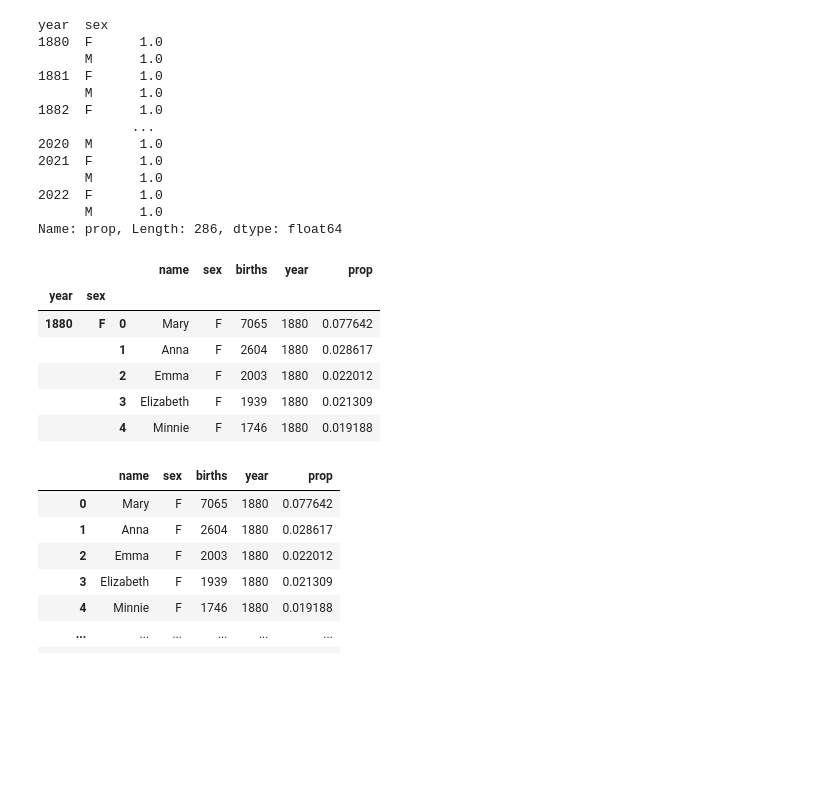
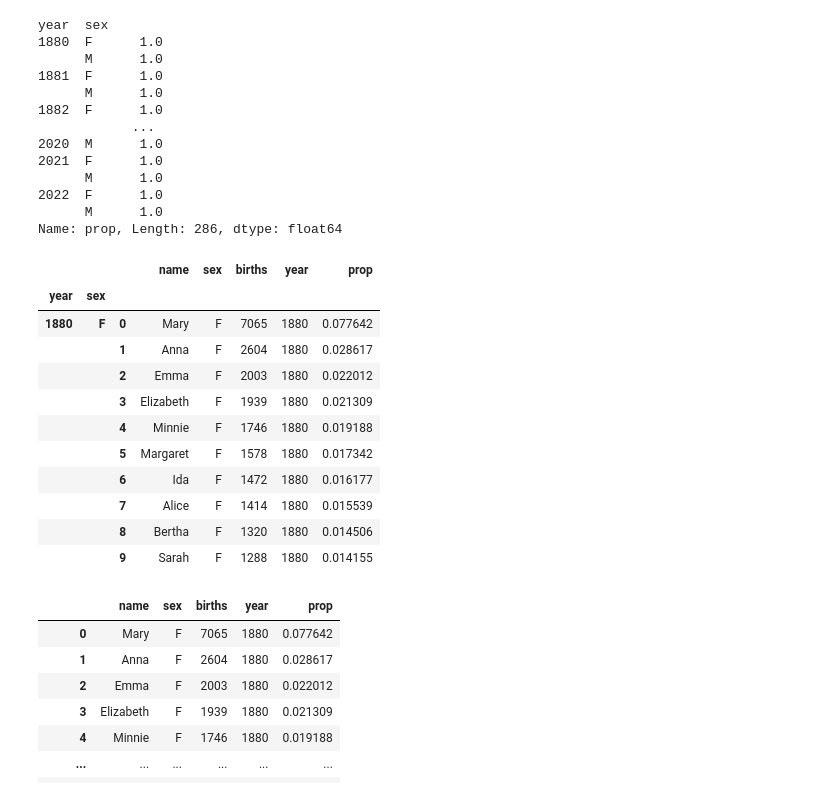
Before and after one commit to azrazainol/DS-Week-15, a Jupyter notebook: Data_Science_Week_15.ipynb, the cells around one changed output. Drawn from its saved outputs; the diff is of its cells as text; code cells hidden in the pictures; blank space fills up the shorter version.

```diff
--- a/Data_Science_Week_15.ipynb
+++ b/Data_Science_Week_15.ipynb
@@ -663,6 +663,8 @@ Read this [interesting article](https://www.pewresearch.org/short-reads/2022/08/
 def add_prop(group):
     group["prop"] = group["births"] / group["births"].sum()
     return group
+
+names = names.groupby(["year", "sex"], group_keys = False).apply(add_prop)
 # %%
 # Display names DataFrame
 names
@@ -699,22 +702,28 @@ Name: prop, Length: 286, dtype: float64
 # %%
 # Extract the top 1,000 names for each sex/year combination
 def get_top1000(group):
     return group.sort_values("births", ascending=False)[:1000]
 
 # Create intermediate file
-
+grouped = names.groupby(["year", "sex"])
 
 # Get top 1000 data
-
+top1K = grouped.apply(get_top1000)
 
 # Display top few rows
+top1K.head(10)
 # %% [output]
 |  |  |  | name | sex | births | year | prop |
 | year | sex |  |  |  |  |  |  |
 | 1880 | F | 0 | Mary | F | 7065 | 1880 | 0.077642 |
 |  |  | 1 | Anna | F | 2604 | 1880 | 0.028617 |
 |  |  | 2 | Emma | F | 2003 | 1880 | 0.022012 |
 |  |  | 3 | Elizabeth | F | 1939 | 1880 | 0.021309 |
 |  |  | 4 | Minnie | F | 1746 | 1880 | 0.019188 |
+|  |  | 5 | Margaret | F | 1578 | 1880 | 0.017342 |
+|  |  | 6 | Ida | F | 1472 | 1880 | 0.016177 |
+|  |  | 7 | Alice | F | 1414 | 1880 | 0.015539 |
+|  |  | 8 | Bertha | F | 1320 | 1880 | 0.014506 |
+|  |  | 9 | Sarah | F | 1288 | 1880 | 0.014155 |
 # %%
 # Drop the group index
```
Also changed, not shown: parts of 8 cells of this notebook.
